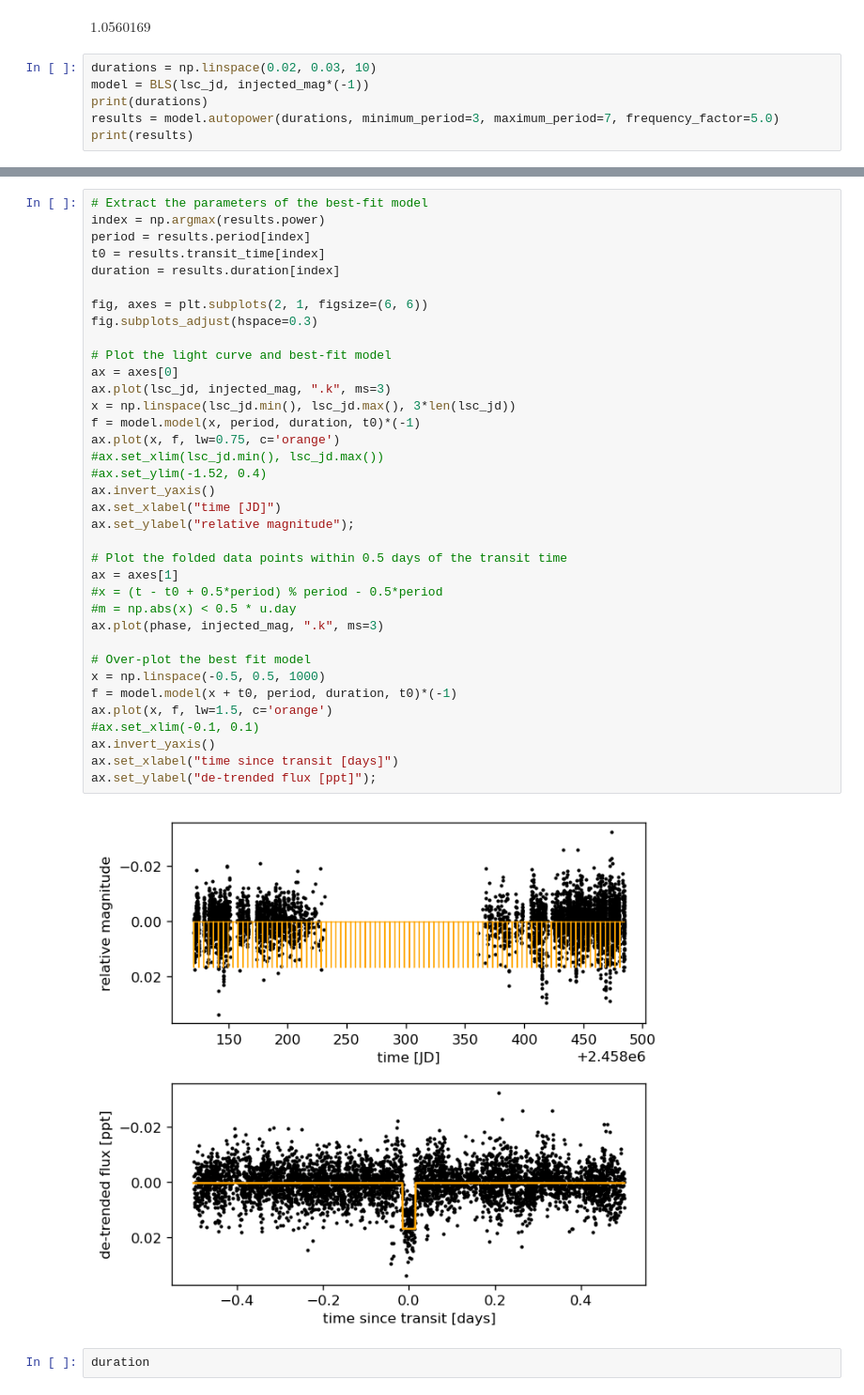
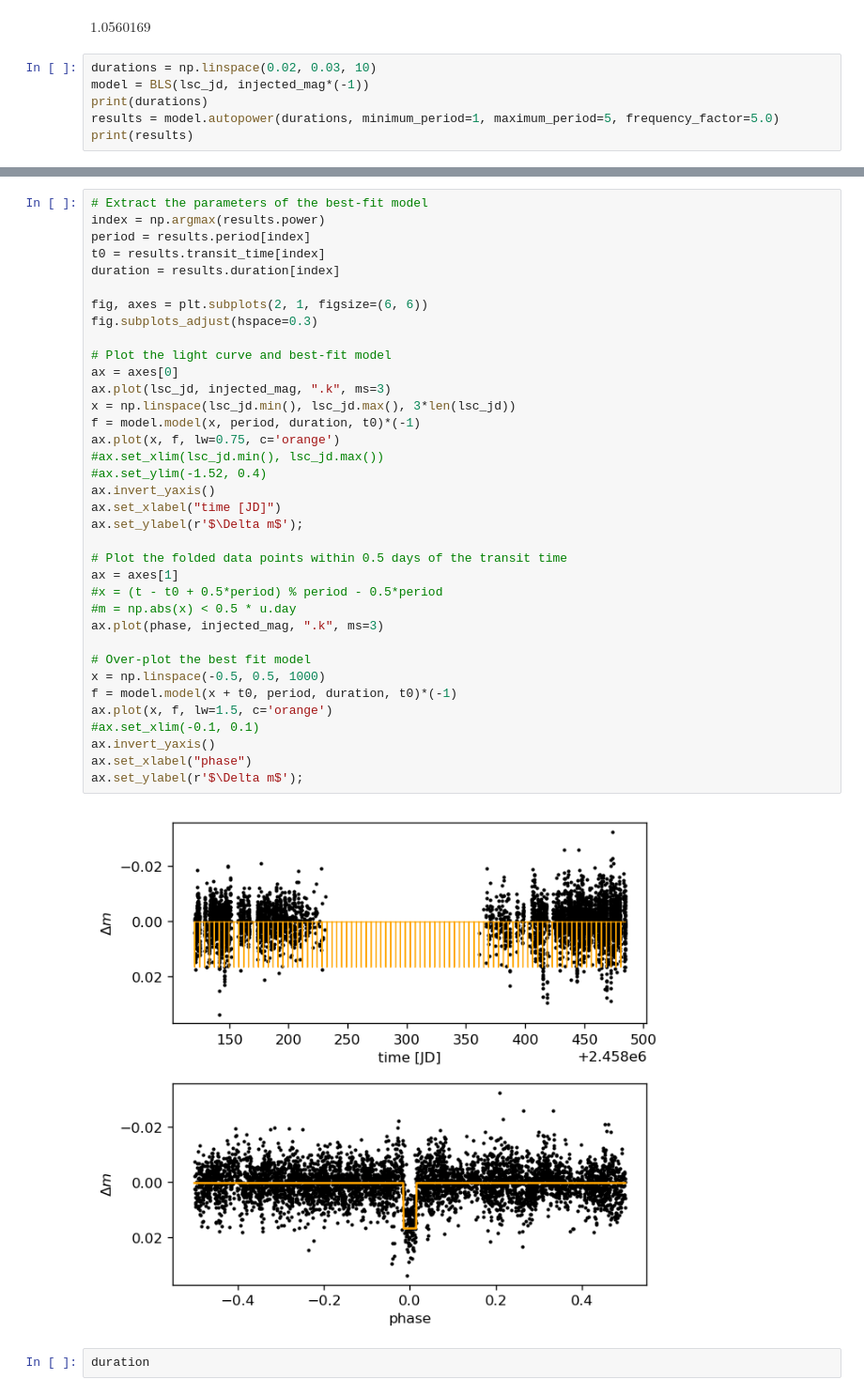
Before and after one commit to ruoyanwangdr/Dectection-of-Bright-Transiting-Exoplanet-with-MASCARA-TESS, a Jupyter notebook: ls_1359354.ipynb, the cells around one changed output, grey strips where cells are left out. Shown: that part at 94% size. Cells and saved outputs as stored; diff of their text form.

```diff
--- a/ls_1359354.ipynb
+++ b/ls_1359354.ipynb
@@ -332,7 +332,7 @@ $1.0560169 \; \mathrm{}$
 durations = np.linspace(0.02, 0.03, 10)
 model = BLS(lsc_jd, injected_mag*(-1))
 print(durations)
-results = model.autopower(durations, minimum_period=3, maximum_period=7, frequency_factor=5.0)
+results = model.autopower(durations, minimum_period=1, maximum_period=5, frequency_factor=5.0)
 print(results)
 # %% [output]
 [0.02       0.02111111 0.02222222 0.02333333 0.02444444 0.02555556
@@ -384,37 +391,37 @@ period = results.period[index]
 t0 = results.transit_time[index]
 duration = results.duration[index]
 
 fig, axes = plt.subplots(2, 1, figsize=(6, 6))
 fig.subplots_adjust(hspace=0.3)
 
 # Plot the light curve and best-fit model
 ax = axes[0]
 ax.plot(lsc_jd, injected_mag, ".k", ms=3)
 x = np.linspace(lsc_jd.min(), lsc_jd.max(), 3*len(lsc_jd))
 f = model.model(x, period, duration, t0)*(-1)
 ax.plot(x, f, lw=0.75, c='orange')
 #ax.set_xlim(lsc_jd.min(), lsc_jd.max())
 #ax.set_ylim(-1.52, 0.4)
 ax.invert_yaxis()
 ax.set_xlabel("time [JD]")
-ax.set_ylabel("relative magnitude");
+ax.set_ylabel(r'$\Delta m$');
 
 # Plot the folded data points within 0.5 days of the transit time
 ax = axes[1]
 #x = (t - t0 + 0.5*period) % period - 0.5*period
 #m = np.abs(x) < 0.5 * u.day
 ax.plot(phase, injected_mag, ".k", ms=3)
 
 # Over-plot the best fit model
 x = np.linspace(-0.5, 0.5, 1000)
 f = model.model(x + t0, period, duration, t0)*(-1)
 ax.plot(x, f, lw=1.5, c='orange')
 #ax.set_xlim(-0.1, 0.1)
 ax.invert_yaxis()
-ax.set_xlabel("time since transit [days]")
-ax.set_ylabel("de-trended flux [ppt]");
+ax.set_xlabel("phase")
+ax.set_ylabel(r'$\Delta m$');
 # %% [output]
-[figure, old version]
+[figure, new version]
 # %%
 duration
 # %% [output]
```
Also changed, not shown: parts of 5 cells of this notebook, 1 other file.
